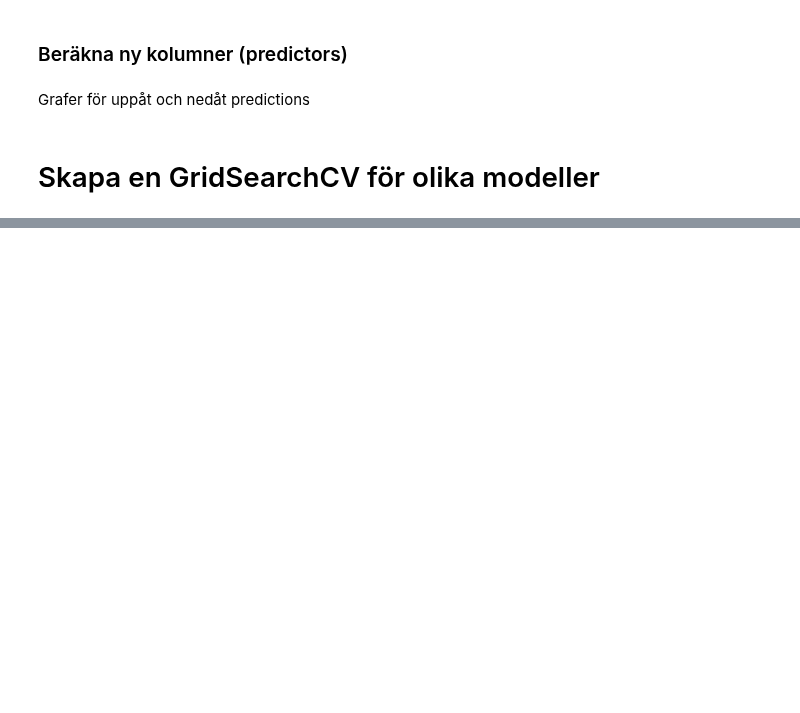
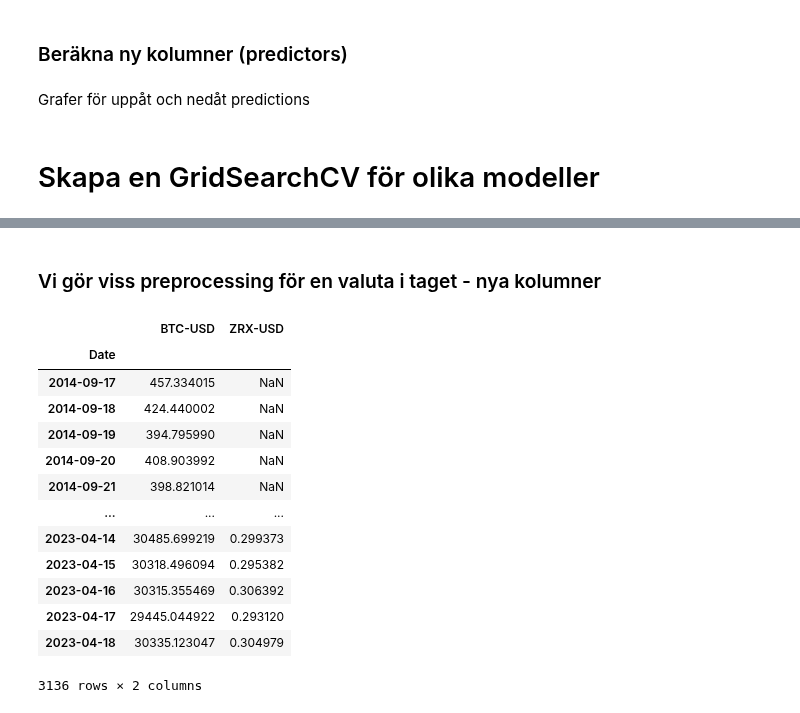
Before and after one commit to carokanns/the_new_Krypto, a Jupyter notebook: my_testa_modeller.ipynb, the cells around one changed output, grey strips where cells are left out. Saved outputs shown, nothing was run; the diff lists cells and outputs as text; code cells hidden in the pictures; blank space fills up the shorter version.

Commit message:
gör preprocessing halvklart. inflation kvat

```diff
--- a/my_testa_modeller.ipynb
+++ b/my_testa_modeller.ipynb
@@ -333,2 +362,22 @@ df_inflations = get_inflation_data(graph=False)
+# %% [markdown]
+### Vi gör viss preprocessing för en valuta i taget - nya kolumner
+# %%
+# tickers
+df_grid[['BTC-USD', 'ZRX-USD']]
+# %% [output]
+|  | BTC-USD | ZRX-USD |
+| Date |  |  |
+| 2014-09-17 | 457.334015 | NaN |
+| 2014-09-18 | 424.440002 | NaN |
+| 2014-09-19 | 394.795990 | NaN |
+| 2014-09-20 | 408.903992 | NaN |
+| 2014-09-21 | 398.821014 | NaN |
+| ... | ... | ... |
+| 2023-04-14 | 30485.699219 | 0.299373 |
+| 2023-04-15 | 30318.496094 | 0.295382 |
+| 2023-04-16 | 30315.355469 | 0.306392 |
+| 2023-04-17 | 29445.044922 | 0.293120 |
+| 2023-04-18 | 30335.123047 | 0.304979 |
+3136 rows × 2 columns
 # %%
 ### preprocessing ###
```
Also changed, not shown: parts of 20 cells of this notebook, 2 other files.
